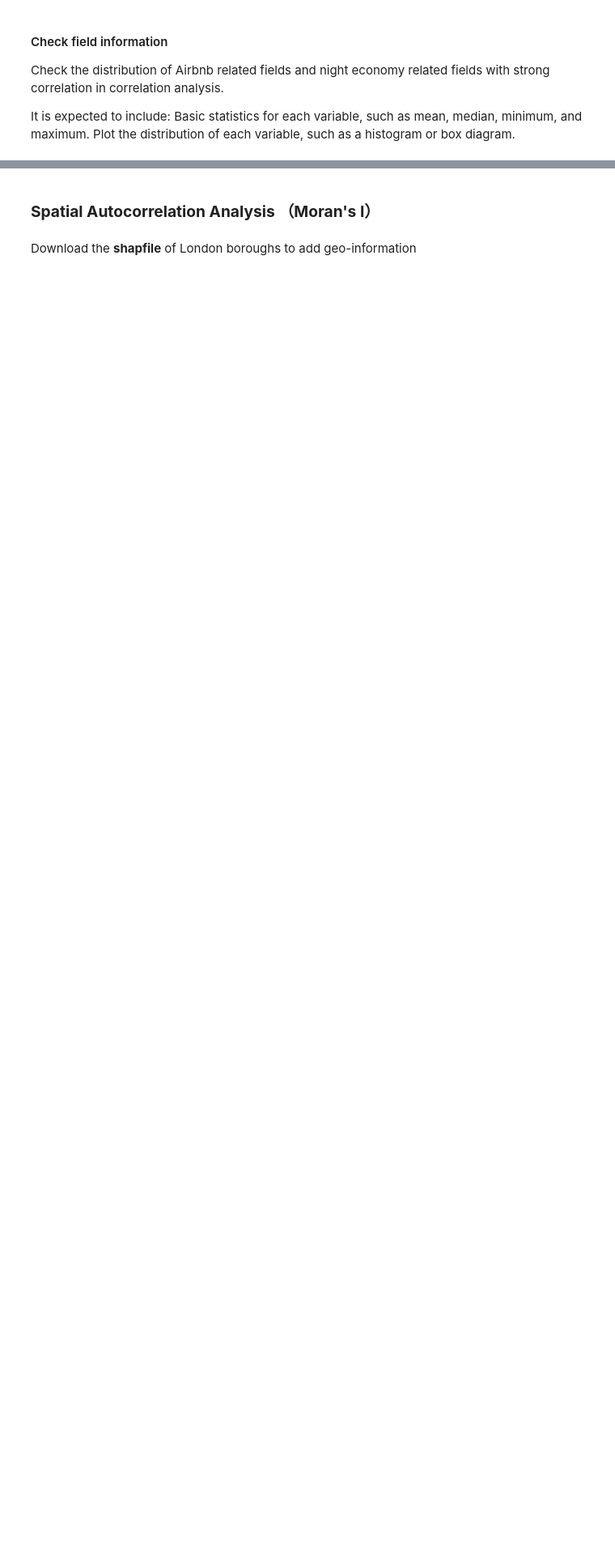
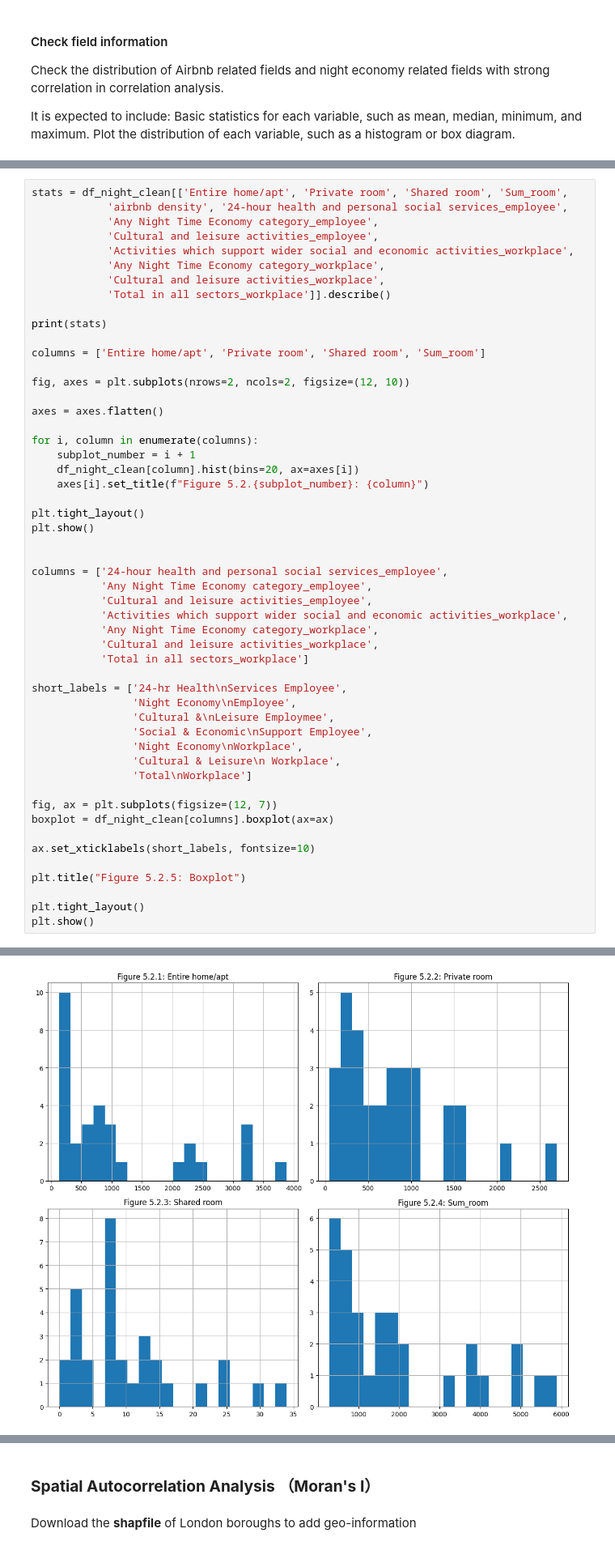
Before and after one commit to Bhassan98/FSDS, a Jupyter notebook: fsds.ipynb, the cells around one changed output, grey strips where cells are left out. Shown at 81% size. Cells and saved outputs as stored; diff of their text form; blank space fills up the shorter version.

```diff
--- a/fsds.ipynb
+++ b/fsds.ipynb
@@ -269,0 +217,53 @@ max                      32715.000000
+# %%
+stats = df_night_clean[['Entire home/apt', 'Private room', 'Shared room', 'Sum_room',
+            'airbnb density', '24-hour health and personal social services_employee',
+            'Any Night Time Economy category_employee',
+            'Cultural and leisure activities_employee',
+            'Activities which support wider social and economic activities_workplace',
+            'Any Night Time Economy category_workplace',
+            'Cultural and leisure activities_workplace',
+            'Total in all sectors_workplace']].describe()
+
+print(stats)
+
+columns = ['Entire home/apt', 'Private room', 'Shared room', 'Sum_room']
+
+fig, axes = plt.subplots(nrows=2, ncols=2, figsize=(12, 10))
+
+axes = axes.flatten()
+
+for i, column in enumerate(columns):
+    subplot_number = i + 1
+    df_night_clean[column].hist(bins=20, ax=axes[i])
+    axes[i].set_title(f"Figure 5.2.{subplot_number}: {column}")
+
+plt.tight_layout()
+plt.show()
+
+
+columns = ['24-hour health and personal social services_employee',
+           'Any Night Time Economy category_employee',
+           'Cultural and leisure activities_employee',
+           'Activities which support wider social and economic activities_workplace',
+           'Any Night Time Economy category_workplace',
+           'Cultural and leisure activities_workplace',
+           'Total in all sectors_workplace']
+
+short_labels = ['24-hr Health\nServices Employee',
+                'Night Economy\nEmployee',
+                'Cultural &\nLeisure Employmee',
+                'Social & Economic\nSupport Employee',
+                'Night Economy\nWorkplace',
+                'Cultural & Leisure\n Workplace',
+                'Total\nWorkplace']
+
+fig, ax = plt.subplots(figsize=(12, 7))
+boxplot = df_night_clean[columns].boxplot(ax=ax)
+
+ax.set_xticklabels(short_labels, fontsize=10)
+
+plt.title("Figure 5.2.5: Boxplot")
+
+plt.tight_layout()
+plt.show()
+# %% [output]
@@ -269,0 +287 @@ max                      32715.000000
+[figure, added]
```
Also changed, not shown: parts of 4 cells of this notebook, 1 other file.
